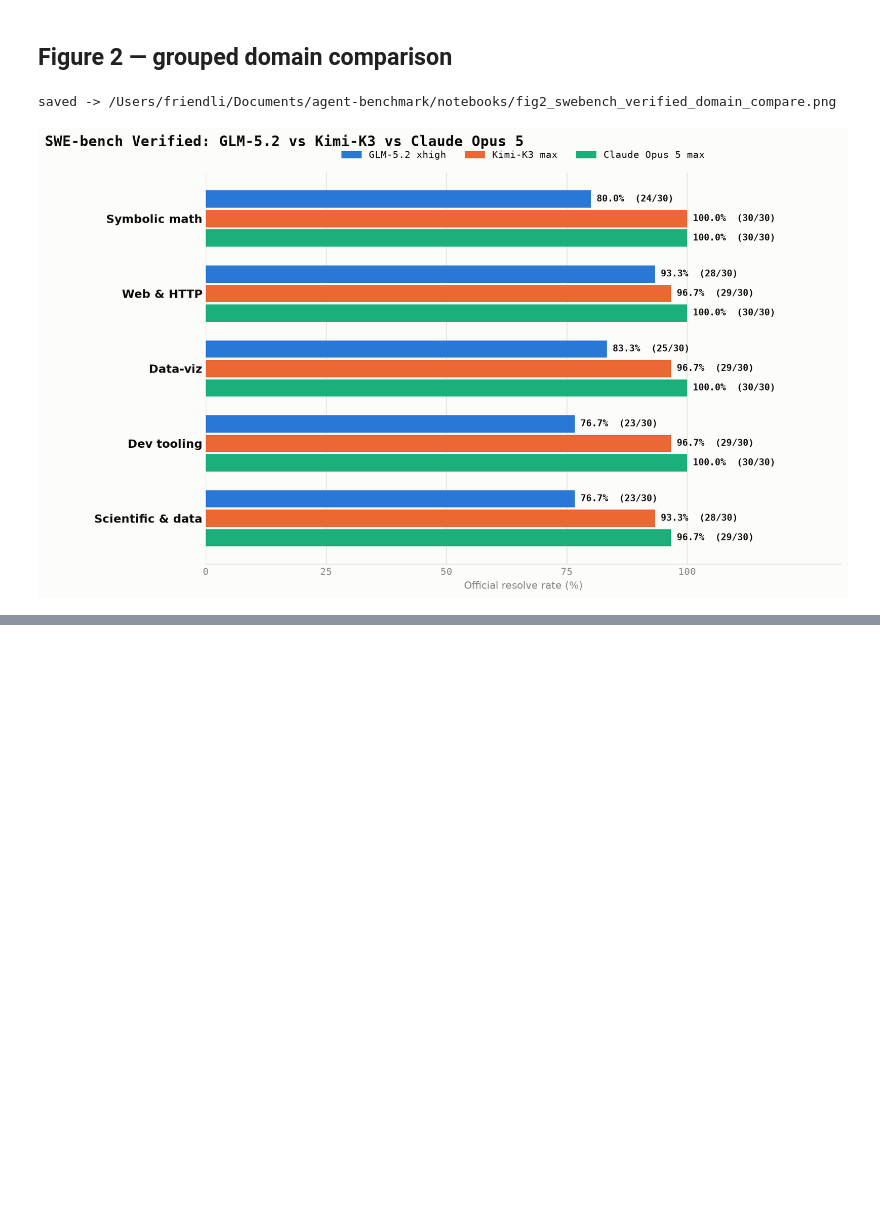
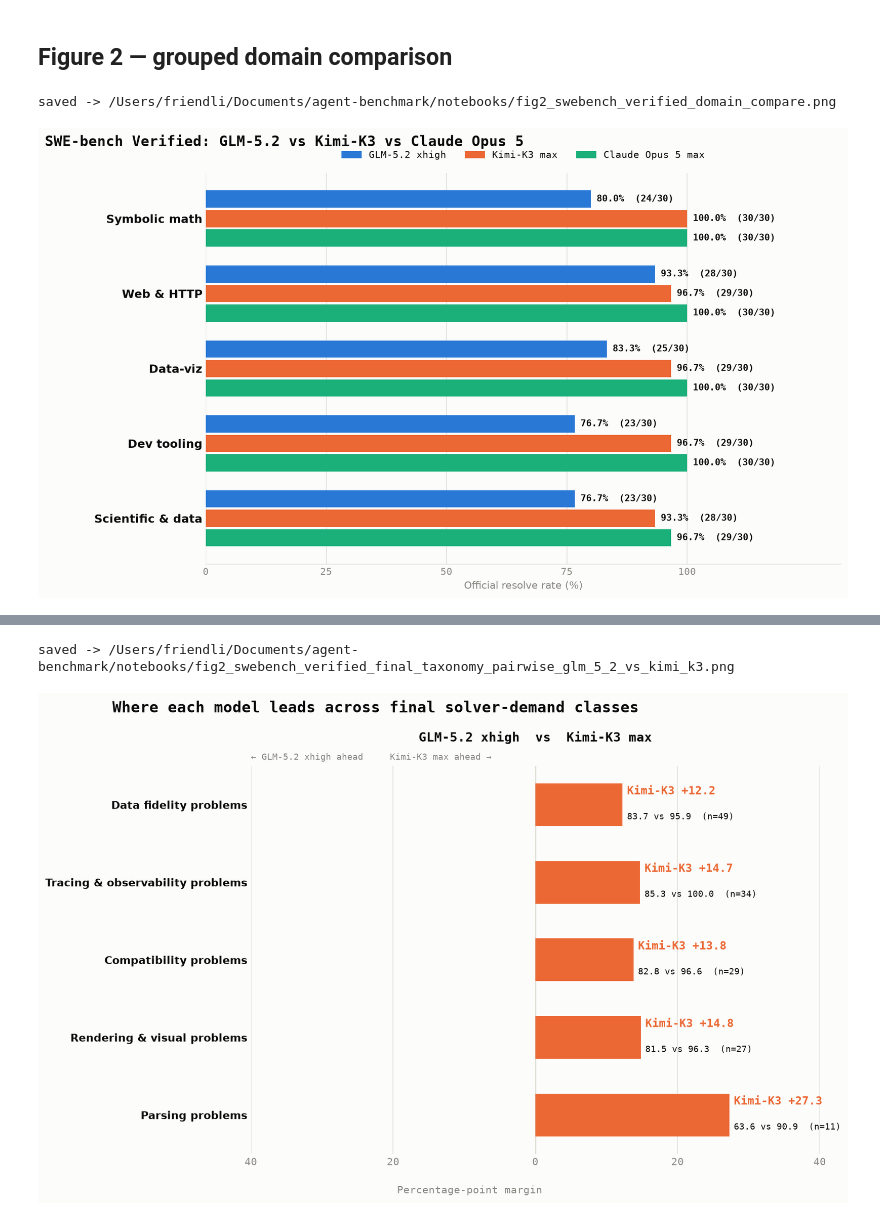
Before and after one commit to sen-37290/agent-benchmark, a Jupyter notebook: notebooks/fig2_swebench_verified_glm_5_2_vs_kimi_k3_vs_claude_opus_5.ipynb, the cells around one changed output, grey strips where cells are left out. Cells and saved outputs as stored; diff of their text form; code cells hidden in the pictures; blank space fills up the shorter version.

```diff
--- a/notebooks/fig2_swebench_verified_glm_5_2_vs_kimi_k3_vs_claude_opus_5.ipynb
+++ b/notebooks/fig2_swebench_verified_glm_5_2_vs_kimi_k3_vs_claude_opus_5.ipynb
@@ -180,0 +262,80 @@ saved -> /Users/friendli/Documents/agent-benchmark/notebooks/fig2_swebench_verif
+# %%
+def pairwise_frame(left_model, right_model):
+    pivot = taxonomy_scores.pivot(index='domain', columns='model', values=['rate_pct', 'resolved', 'total'])
+    rows = []
+    for domain in CLASS_ORDER:
+        left_rate = float(pivot.loc[domain, ('rate_pct', left_model)])
+        right_rate = float(pivot.loc[domain, ('rate_pct', right_model)])
+        rows.append({
+            'domain': domain,
+            'left_model': left_model, 'right_model': right_model,
+            'left_rate': left_rate, 'right_rate': right_rate,
+            'left_resolved': int(pivot.loc[domain, ('resolved', left_model)]),
+            'right_resolved': int(pivot.loc[domain, ('resolved', right_model)]),
+            'total': int(pivot.loc[domain, ('total', left_model)]),
+            'margin': right_rate - left_rate,
+        })
+    return pd.DataFrame(rows)
+
+comparisons = [
+    ('GLM-5.2 xhigh', 'Kimi-K3 max'),
+]
+pairwise = {pair: pairwise_frame(*pair) for pair in comparisons}
+max_margin = max(abs(frame.margin).max() for frame in pairwise.values())
+# Leave enough horizontal room for the winner and score annotations beyond the longest bar.
+axis_limit = max(10, int((max_margin + 12) // 5 + 1) * 5)
+
+fig, axes = plt.subplots(1, 1, figsize=(10, 7.2), dpi=150, sharey=True, squeeze=False)
+fig.patch.set_facecolor(SURFACE)
+for ax, (left_model, right_model) in zip(axes[0], comparisons):
+    frame = pairwise[(left_model, right_model)].iloc[::-1].reset_index(drop=True)
+    ax.set_facecolor(SURFACE)
+    for yi, row in frame.iterrows():
+        margin = row.margin
+        winner = right_model if margin > 0 else left_model if margin < 0 else 'Tie'
+        color = MODELS[right_model]['color'] if margin > 0 else MODELS[left_model]['color'] if margin < 0 else MUTED
+        ax.barh(yi, margin, height=0.55, color=color, zorder=3)
+        label_x = margin + (0.65 if margin >= 0 else -0.65)
+        ha = 'left' if margin >= 0 else 'right'
+        margin_text = f'{winner.split()[0]} {abs(margin):+.1f}' if winner != 'Tie' else 'Tie 0.0'
+        ax.text(label_x, yi + 0.10, margin_text, ha=ha, va='bottom', color=color,
+                fontsize=11, fontweight='bold', fontfamily=MONO)
+        ax.text(label_x, yi - 0.10,
+                f'{row.left_rate:.1f} vs {row.right_rate:.1f}  (n={row.total})',
+                ha=ha, va='top', color=INK, fontsize=8.8, fontfamily=MONO)
+
+    ax.axvline(0, color=GRID, lw=1.2, zorder=1)
+    ax.set_xlim(-axis_limit, axis_limit)
+    ticks = [-axis_limit, -axis_limit / 2, 0, axis_limit / 2, axis_limit]
+    ax.set_xticks(ticks)
+    ax.set_xticklabels([f'{abs(t):g}' for t in ticks], color=MUTED, fontfamily=MONO)
+    ax.xaxis.grid(True, color=GRID, lw=0.8, zorder=0)
+    ax.set_axisbelow(True); ax.tick_params(length=0)
+    for side in ('top', 'right', 'left', 'bottom'): ax.spines[side].set_visible(False)
+    ax.set_title(f'{left_model}  vs  {right_model}', fontsize=12.5,
+                 fontweight='bold', fontfamily=MONO, color=INK, pad=24)
+    ax.text(0.0, 1.01, f'← {left_model} ahead     {right_model} ahead →',
+            transform=ax.transAxes, ha='left', va='bottom', color=MUTED,
+            fontsize=8.5, fontfamily=MONO)
+
+axes[0, 0].set_yticks(range(len(plot_domains)))
+axes[0, 0].set_yticklabels(plot_domains, fontsize=10.5, fontweight='bold', color=INK)
+fig.text(0.01, 0.965, 'Where each model leads across final solver-demand classes',
+         fontsize=15, fontweight='bold', fontfamily=MONO, color=INK, va='top')
+fig.text(0.50, 0.025, 'Percentage-point margin', ha='center', color=MUTED,
+         fontsize=10, fontfamily=MONO)
+fig.subplots_adjust(left=0.20, right=0.98, top=0.84, bottom=0.10, wspace=0.16)
+
+out = REPO / 'notebooks/fig2_swebench_verified_final_taxonomy_pairwise_glm_5_2_vs_kimi_k3.png'
+fig.savefig(out, facecolor=SURFACE, bbox_inches='tight')
+print(f'saved -> {out}')
+plt.show()
+
+pairwise_table = pd.concat(
+    [frame.assign(comparison=f'{left} vs {right}') for (left, right), frame in pairwise.items()],
+    ignore_index=True,
+)
+pairwise_table[['comparison', 'domain', 'left_rate', 'right_rate', 'margin']].round(1)
+# %% [output]
+saved -> /Users/friendli/Documents/agent-benchmark/notebooks/fig2_swebench_verified_final_taxonomy_pairwise_glm_5_2_vs_kimi_k3.png
+[figure, added]
```
Also changed, not shown: parts of 7 cells of this notebook, 3 other files.
